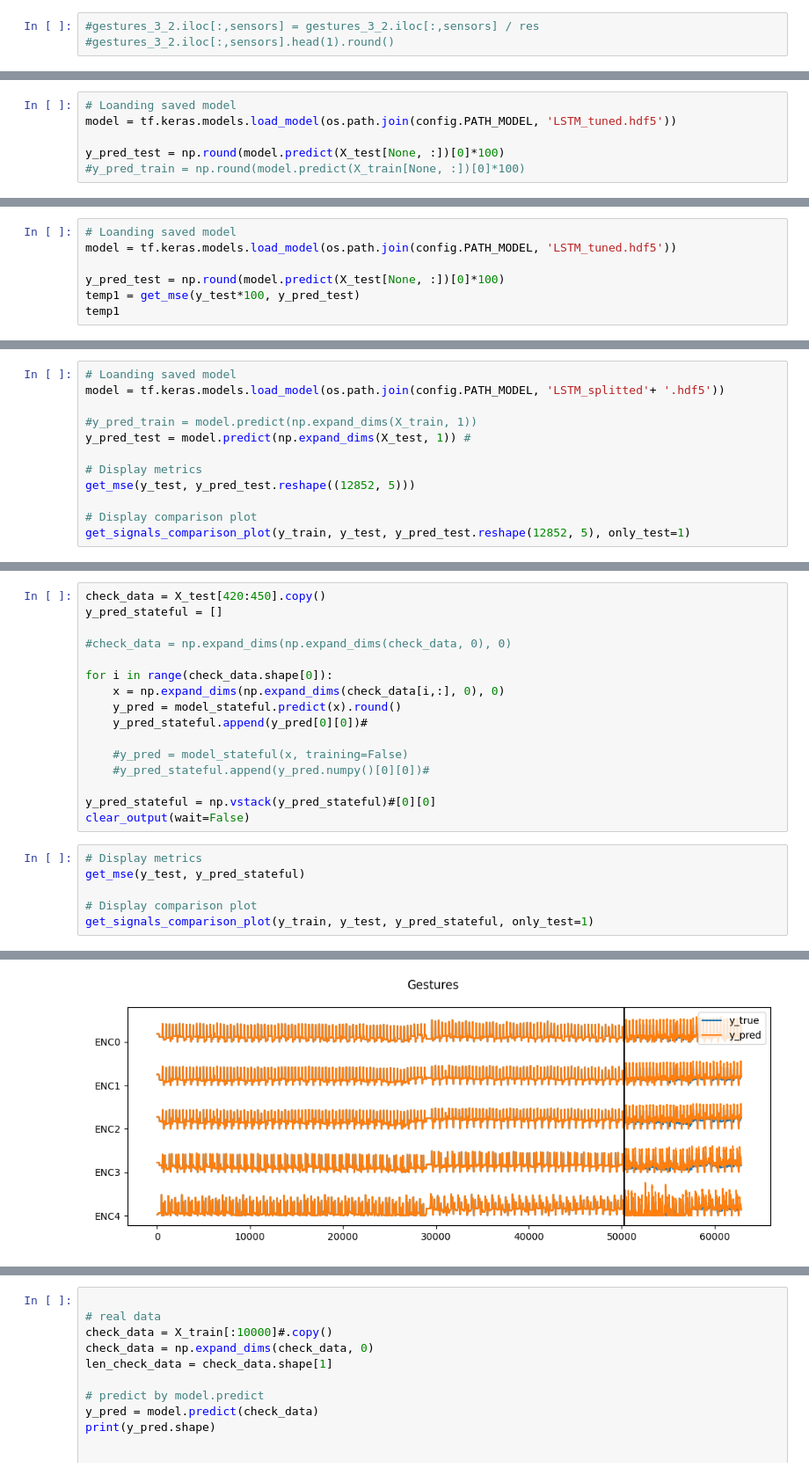
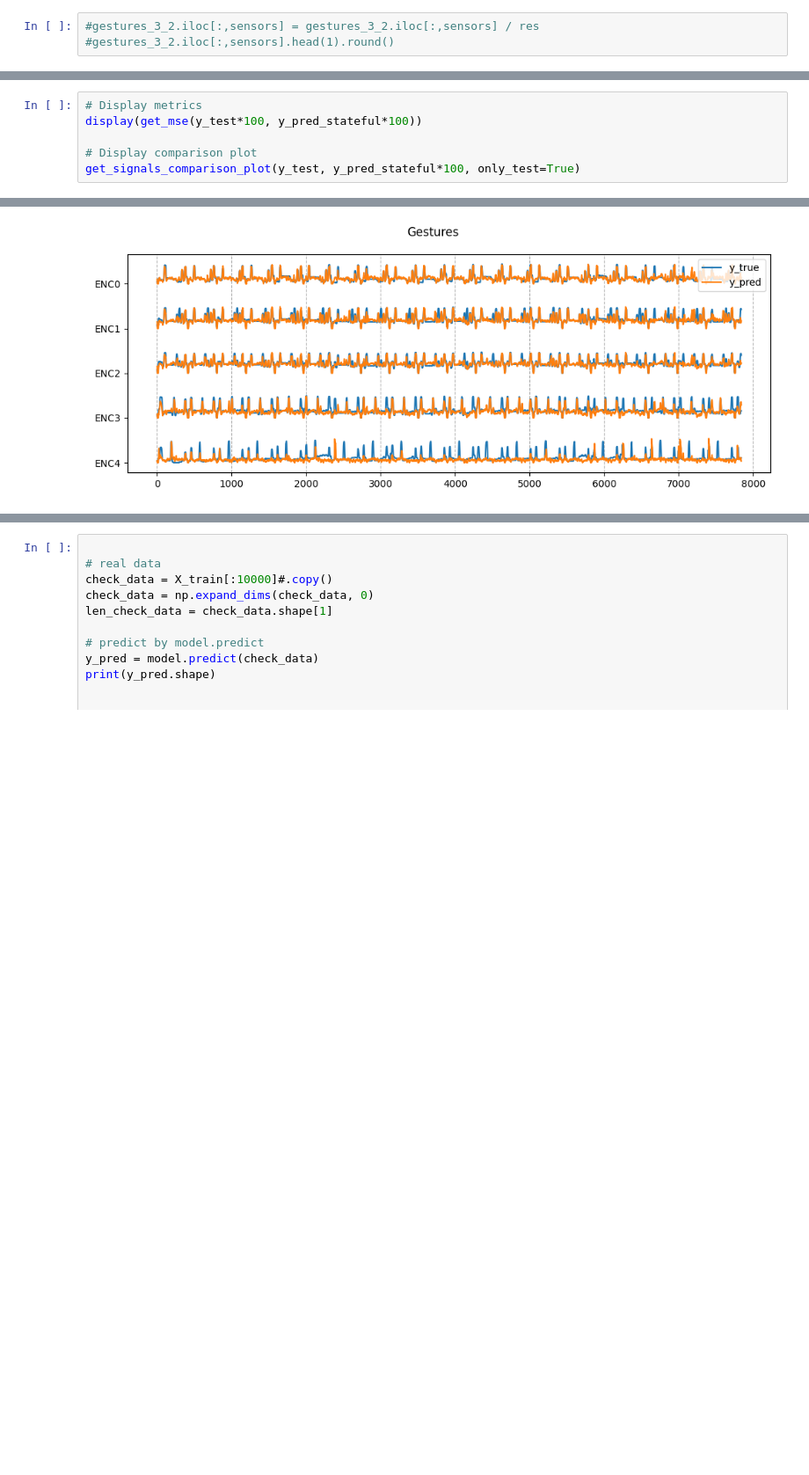
Before and after one commit to Internship-moto/Gestures_3, a Jupyter notebook: notebooks/Gestures_3.ipynb, the cells around one changed output, grey strips where cells are left out. Shown at 88% size. Cells and saved outputs as stored; diff of their text form; blank space fills up the shorter version.

```diff
--- a/notebooks/Gestures_3.ipynb
+++ b/notebooks/Gestures_3.ipynb
@@ -817,6 +712,0 @@ Test : (1047, 40, 50) (1047, 40, 5)
-# %%
-# Loanding saved model
-model = tf.keras.models.load_model(os.path.join(config.PATH_MODEL, 'LSTM_tuned.hdf5'))
-
-y_pred_test = np.round(model.predict(X_test[None, :])[0]*100)
-#y_pred_train = np.round(model.predict(X_train[None, :])[0]*100)
@@ -969,7 +712,0 @@ plot_history(history, model.name)
-# %%
-# Loanding saved model
-model = tf.keras.models.load_model(os.path.join(config.PATH_MODEL, 'LSTM_tuned.hdf5'))
-
-y_pred_test = np.round(model.predict(X_test[None, :])[0]*100)
-temp1 = get_mse(y_test*100, y_pred_test)
-temp1
@@ -1085,12 +712,0 @@ ValueError: operands could not be broadcast together with shapes (15702,5) (3925
-# %%
-# Loanding saved model
-model = tf.keras.models.load_model(os.path.join(config.PATH_MODEL, 'LSTM_splitted'+ '.hdf5'))
-
-#y_pred_train = model.predict(np.expand_dims(X_train, 1))
-y_pred_test = model.predict(np.expand_dims(X_test, 1)) #
-
-# Display metrics
-get_mse(y_test, y_pred_test.reshape((12852, 5)))
-
-# Display comparison plot
-get_signals_comparison_plot(y_train, y_test, y_pred_test.reshape(12852, 5), only_test=1)
@@ -1224,24 +881,8 @@ array([ 8., 21., 37., 61., 68.], dtype=float32)
-# %%
-check_data = X_test[420:450].copy()
-y_pred_stateful = []
-
-#check_data = np.expand_dims(np.expand_dims(check_data, 0), 0)
-
-for i in range(check_data.shape[0]):
-    x = np.expand_dims(np.expand_dims(check_data[i,:], 0), 0)
-    y_pred = model_stateful.predict(x).round()
-    y_pred_stateful.append(y_pred[0][0])#
-
-    #y_pred = model_stateful(x, training=False)
-    #y_pred_stateful.append(y_pred.numpy()[0][0])#
-
-y_pred_stateful = np.vstack(y_pred_stateful)#[0][0]
-clear_output(wait=False)
 # %%
 # Display metrics
-get_mse(y_test, y_pred_stateful)
+display(get_mse(y_test*100, y_pred_stateful*100))
 
 # Display comparison plot
-get_signals_comparison_plot(y_train, y_test, y_pred_stateful, only_test=1)
+get_signals_comparison_plot(y_test, y_pred_stateful*100, only_test=True)
 # %% [output]
 |  | Test |
@@ -1253,4 +894,4 @@ get_signals_comparison_plot(y_train, y_test, y_pred_stateful, only_test=1)
-[figure, old version]
+[figure, new version]
 # %%
 preproc_coef = 0.57
 prev = None
```
Also changed, not shown: parts of 108 cells of this notebook.
